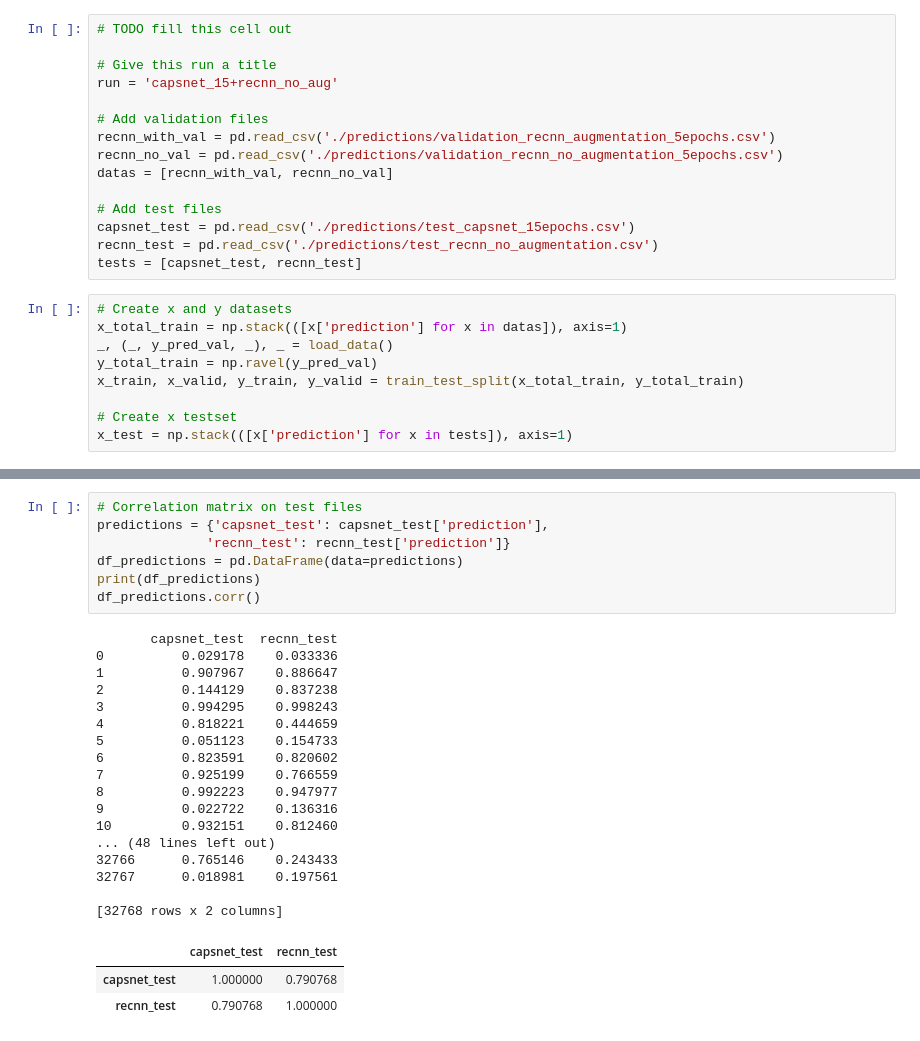
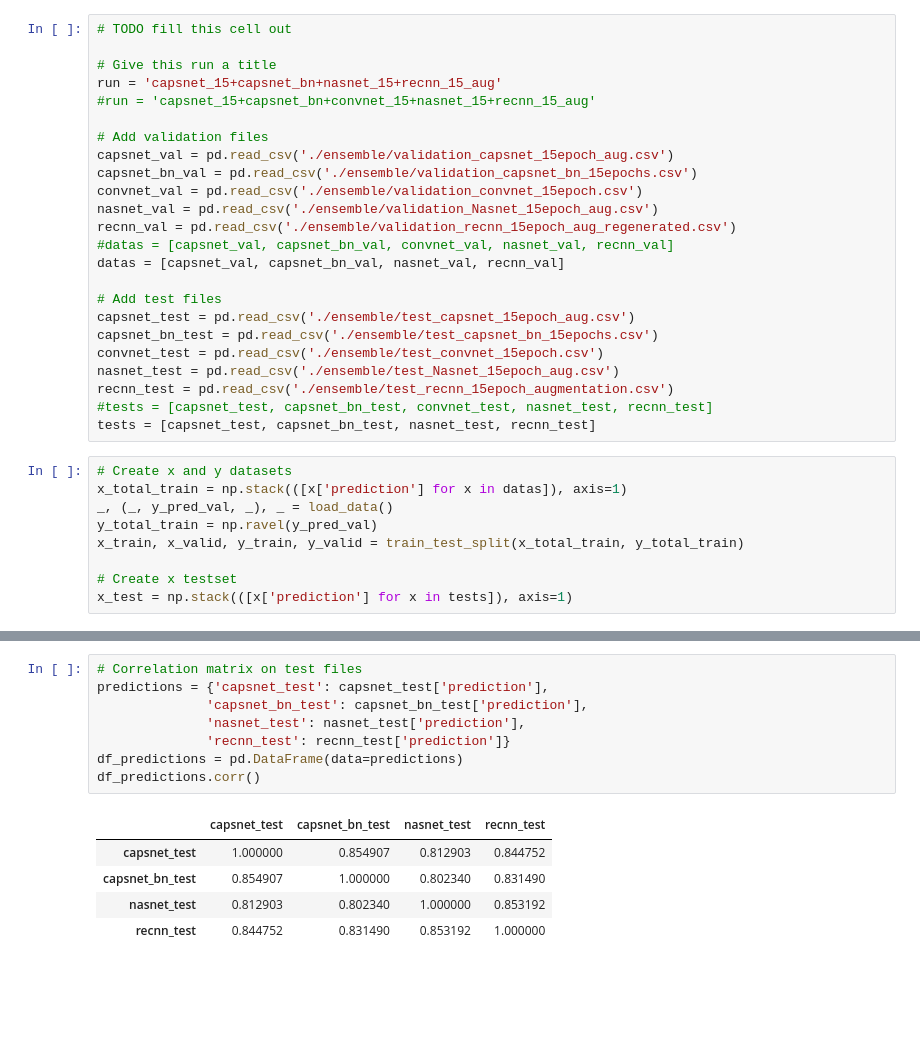
Before and after one commit to stephandooper/ismi, a Jupyter notebook: Project/XGboost_ensemble.ipynb, the cells around one changed output, grey strips where cells are left out. Saved outputs shown, nothing was run; the diff lists cells and outputs as text; blank space fills up the shorter version.

```diff
--- a/Project/XGboost_ensemble.ipynb
+++ b/Project/XGboost_ensemble.ipynb
@@ -14,17 +12,26 @@ Using TensorFlow backend.
 # TODO fill this cell out
 
 # Give this run a title
-run = 'capsnet_15+recnn_no_aug'
+run = 'capsnet_15+capsnet_bn+nasnet_15+recnn_15_aug'
+#run = 'capsnet_15+capsnet_bn+convnet_15+nasnet_15+recnn_15_aug'
 
 # Add validation files
-recnn_with_val = pd.read_csv('./predictions/validation_recnn_augmentation_5epochs.csv')
-recnn_no_val = pd.read_csv('./predictions/validation_recnn_no_augmentation_5epochs.csv')
-datas = [recnn_with_val, recnn_no_val]
+capsnet_val = pd.read_csv('./ensemble/validation_capsnet_15epoch_aug.csv')
+capsnet_bn_val = pd.read_csv('./ensemble/validation_capsnet_bn_15epochs.csv')
+convnet_val = pd.read_csv('./ensemble/validation_convnet_15epoch.csv')
+nasnet_val = pd.read_csv('./ensemble/validation_Nasnet_15epoch_aug.csv')
+recnn_val = pd.read_csv('./ensemble/validation_recnn_15epoch_aug_regenerated.csv')
+#datas = [capsnet_val, capsnet_bn_val, convnet_val, nasnet_val, recnn_val]
+datas = [capsnet_val, capsnet_bn_val, nasnet_val, recnn_val]
 
 # Add test files
-capsnet_test = pd.read_csv('./predictions/test_capsnet_15epochs.csv')
-recnn_test = pd.read_csv('./predictions/test_recnn_no_augmentation.csv')
-tests = [capsnet_test, recnn_test]
+capsnet_test = pd.read_csv('./ensemble/test_capsnet_15epoch_aug.csv')
+capsnet_bn_test = pd.read_csv('./ensemble/test_capsnet_bn_15epochs.csv')
+convnet_test = pd.read_csv('./ensemble/test_convnet_15epoch.csv')
+nasnet_test = pd.read_csv('./ensemble/test_Nasnet_15epoch_aug.csv')
+recnn_test = pd.read_csv('./ensemble/test_recnn_15epoch_augmentation.csv')
+#tests = [capsnet_test, capsnet_bn_test, convnet_test, nasnet_test, recnn_test]
+tests = [capsnet_test, capsnet_bn_test, nasnet_test, recnn_test]
 # %%
 # Create x and y datasets
 x_total_train = np.stack(([x['prediction'] for x in datas]), axis=1)
@@ -65,31 +70,17 @@ df_predictions.corr()
 # %%
 # Correlation matrix on test files
 predictions = {'capsnet_test': capsnet_test['prediction'],
+              'capsnet_bn_test': capsnet_bn_test['prediction'],
+              'nasnet_test': nasnet_test['prediction'],
               'recnn_test': recnn_test['prediction']}
 df_predictions = pd.DataFrame(data=predictions)
-print(df_predictions)
 df_predictions.corr()
 # %% [output]
-       capsnet_test  recnn_test
-0          0.029178    0.033336
-1          0.907967    0.886647
-2          0.144129    0.837238
-3          0.994295    0.998243
-4          0.818221    0.444659
-5          0.051123    0.154733
-6          0.823591    0.820602
-7          0.925199    0.766559
-8          0.992223    0.947977
-9          0.022722    0.136316
-10         0.932151    0.812460
-... (48 lines left out)
-32766      0.765146    0.243433
-32767      0.018981    0.197561
-
-[32768 rows x 2 columns]
-|  | capsnet_test | recnn_test |
-| capsnet_test | 1.000000 | 0.790768 |
-| recnn_test | 0.790768 | 1.000000 |
+|  | capsnet_test | capsnet_bn_test | nasnet_test | recnn_test |
+| capsnet_test | 1.000000 | 0.854907 | 0.812903 | 0.844752 |
+| capsnet_bn_test | 0.854907 | 1.000000 | 0.802340 | 0.831490 |
+| nasnet_test | 0.812903 | 0.802340 | 1.000000 | 0.853192 |
+| recnn_test | 0.844752 | 0.831490 | 0.853192 | 1.000000 |
 # %%
 # Plot correlations
 plt.figure(figsize=(9, 9))
```
Also changed, not shown: parts of 10 cells of this notebook, 2 other files.
